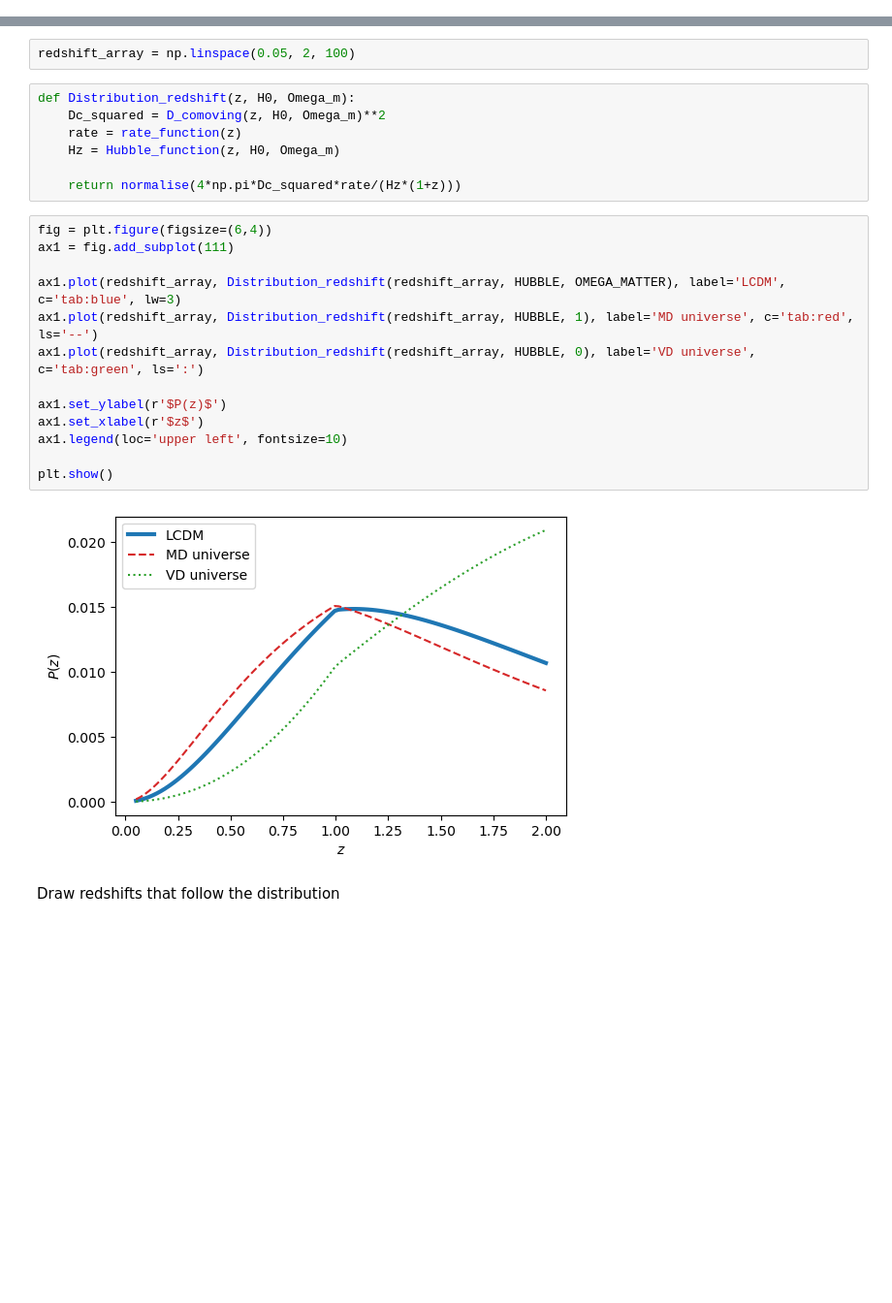
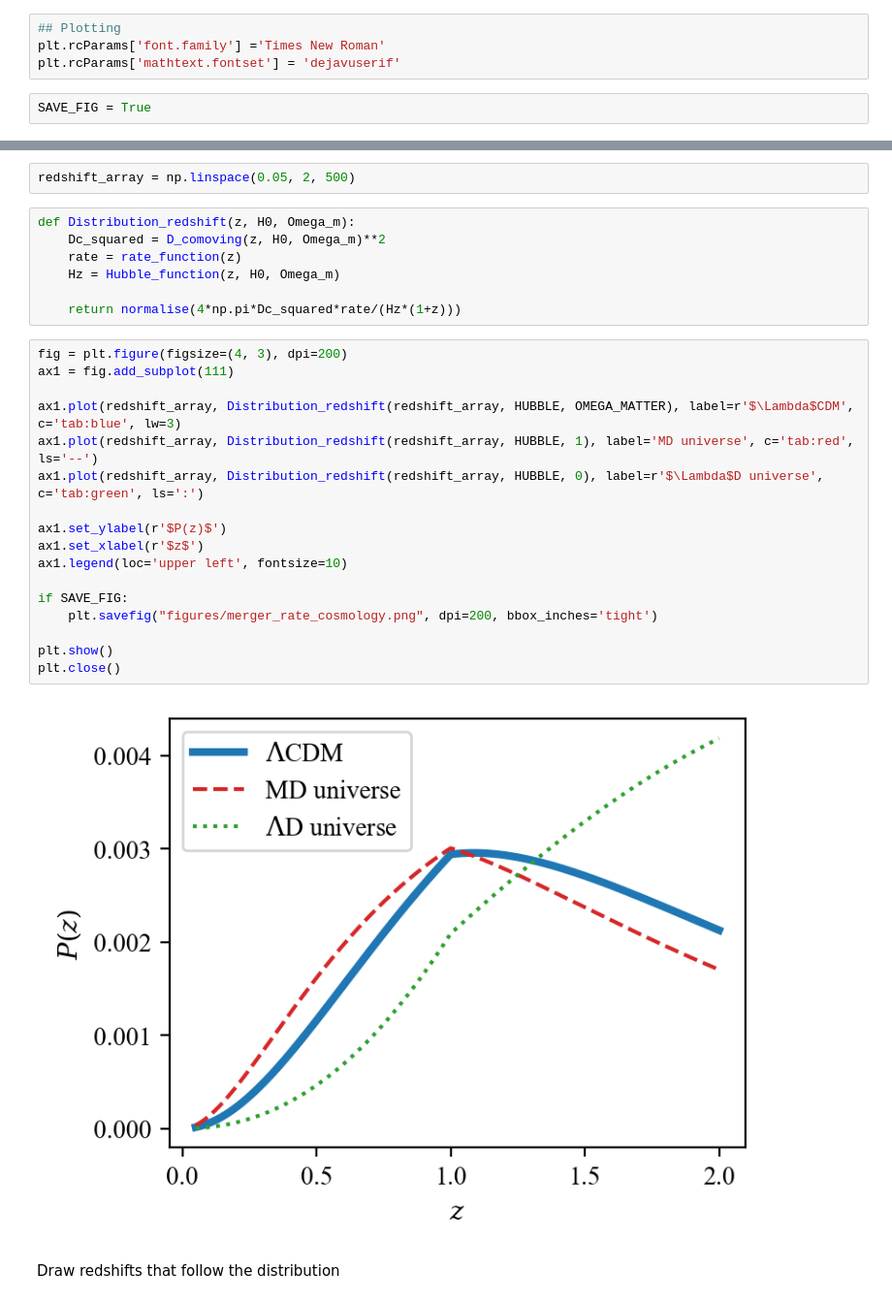
Before and after one commit to MariosNT/FRB_GW_association_cosmo, a Jupyter notebook: Notebooks/Realistic_sources/Realistic_sources.ipynb, the cells around one changed output, grey strips where cells are left out. Shown at 97% size. Drawn from its saved outputs; the diff is of its cells as text; blank space fills up the shorter version.

```diff
--- a/Notebooks/Realistic_sources/Realistic_sources.ipynb
+++ b/Notebooks/Realistic_sources/Realistic_sources.ipynb
@@ -20,3 +22,9 @@ from cosmo_support import *
+# %%
+## Plotting
+plt.rcParams['font.family'] ='Times New Roman'
+plt.rcParams['mathtext.fontset'] = 'dejavuserif'
+# %%
+SAVE_FIG = True
 # %% [markdown]
 -------------------------------------
 # %% [markdown]
@@ -64,5 +66,5 @@ $$
 # %%
-redshift_array = np.linspace(0.05, 2, 100)
+redshift_array = np.linspace(0.05, 2, 500)
 # %%
 def Distribution_redshift(z, H0, Omega_m):
     Dc_squared = D_comoving(z, H0, Omega_m)**2
@@ -71,20 +73,24 @@ def Distribution_redshift(z, H0, Omega_m):
 
     return normalise(4*np.pi*Dc_squared*rate/(Hz*(1+z)))
 # %%
-fig = plt.figure(figsize=(6,4))
+fig = plt.figure(figsize=(4, 3), dpi=200)
 ax1 = fig.add_subplot(111)
 
-ax1.plot(redshift_array, Distribution_redshift(redshift_array, HUBBLE, OMEGA_MATTER), label='LCDM', c='tab:blue', lw=3)
+ax1.plot(redshift_array, Distribution_redshift(redshift_array, HUBBLE, OMEGA_MATTER), label=r'$\Lambda$CDM', c='tab:blue', lw=3)
 ax1.plot(redshift_array, Distribution_redshift(redshift_array, HUBBLE, 1), label='MD universe', c='tab:red', ls='--')
-ax1.plot(redshift_array, Distribution_redshift(redshift_array, HUBBLE, 0), label='VD universe', c='tab:green', ls=':')
+ax1.plot(redshift_array, Distribution_redshift(redshift_array, HUBBLE, 0), label=r'$\Lambda$D universe', c='tab:green', ls=':')
 
 ax1.set_ylabel(r'$P(z)$')
 ax1.set_xlabel(r'$z$')
 ax1.legend(loc='upper left', fontsize=10)
 
+if SAVE_FIG:
+    plt.savefig("figures/merger_rate_cosmology.png", dpi=200, bbox_inches='tight')
+
 plt.show()
+plt.close()
 # %% [output]
-[figure, old version]
+[figure, new version]
 # %% [markdown]
 Draw redshifts that follow the distribution
 # %%
```
Also changed, not shown: parts of 11 cells of this notebook, 2 other files.
